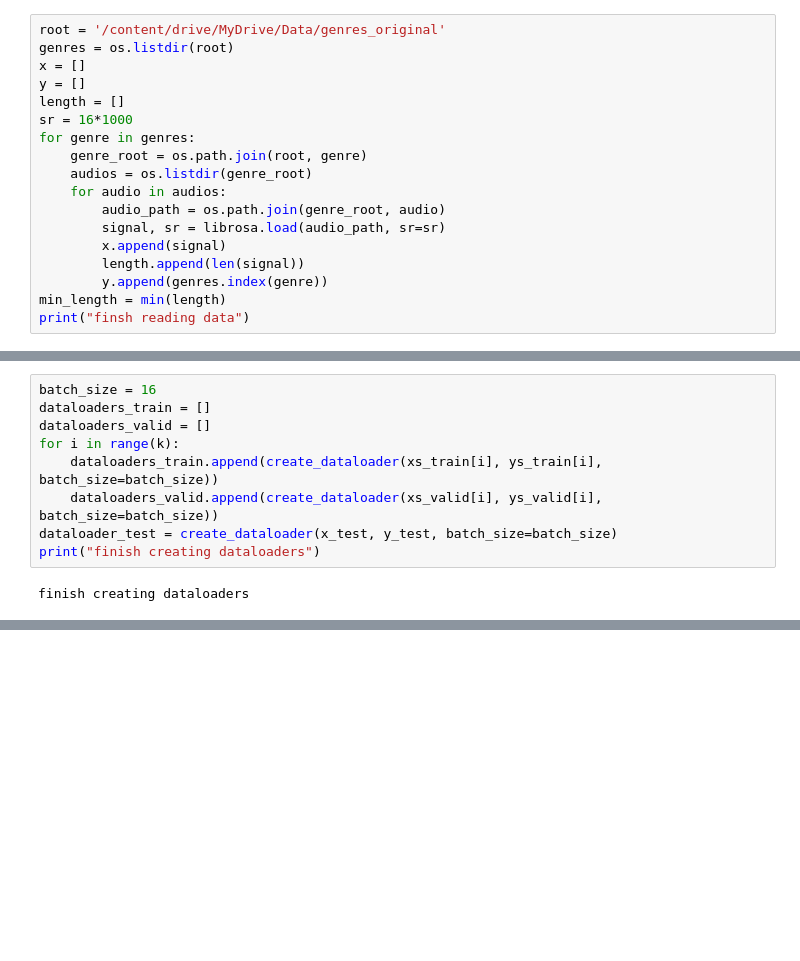
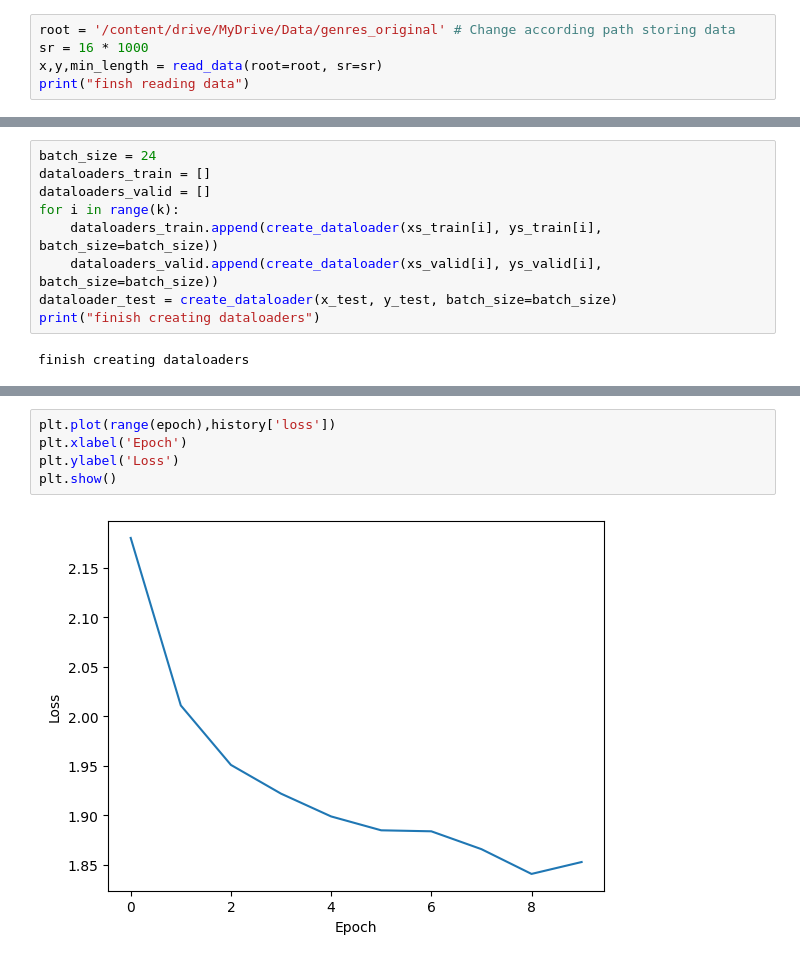
Before and after one commit to VAMPIREONETWO/Music-Genre-Classification, a Jupyter notebook: ColabTests/ASTTestColab.ipynb, the cells around one changed output, grey strips where cells are left out. Drawn from its saved outputs; the diff is of its cells as text; blank space fills up the shorter version.

```diff
--- a/ColabTests/ASTTestColab.ipynb
+++ b/ColabTests/ASTTestColab.ipynb
@@ -33,22 +50,9 @@ from torcheval.metrics import MulticlassAUROC, MulticlassF1Score
 # %% [markdown]
 # Read Data
 # %%
-root = '/content/drive/MyDrive/Data/genres_original'
-genres = os.listdir(root)
-x = []
-y = []
-length = []
-sr = 16*1000
-for genre in genres:
-    genre_root = os.path.join(root, genre)
-    audios = os.listdir(genre_root)
-    for audio in audios:
-        audio_path = os.path.join(genre_root, audio)
-        signal, sr = librosa.load(audio_path, sr=sr)
-        x.append(signal)
-        length.append(len(signal))
-        y.append(genres.index(genre))
-min_length = min(length)
+root = '/content/drive/MyDrive/Data/genres_original' # Change according path storing data
+sr = 16 * 1000
+x,y,min_length = read_data(root=root, sr=sr)
 print("finsh reading data")
 # %% [output]
 finsh reading data
@@ -85,5 +91,5 @@ finish splitting data
 # %%
-batch_size = 16
+batch_size = 24
 dataloaders_train = []
 dataloaders_valid = []
 for i in range(k):
@@ -182 +158,8 @@ epoch accuracy: 0.9437500238418579
 finish training
+# %%
+plt.plot(range(epoch),history['loss'])
+plt.xlabel('Epoch')
+plt.ylabel('Loss')
+plt.show()
+# %% [output]
+[figure, added]
```
Also changed, not shown: parts of 13 cells of this notebook, 6 other files.
